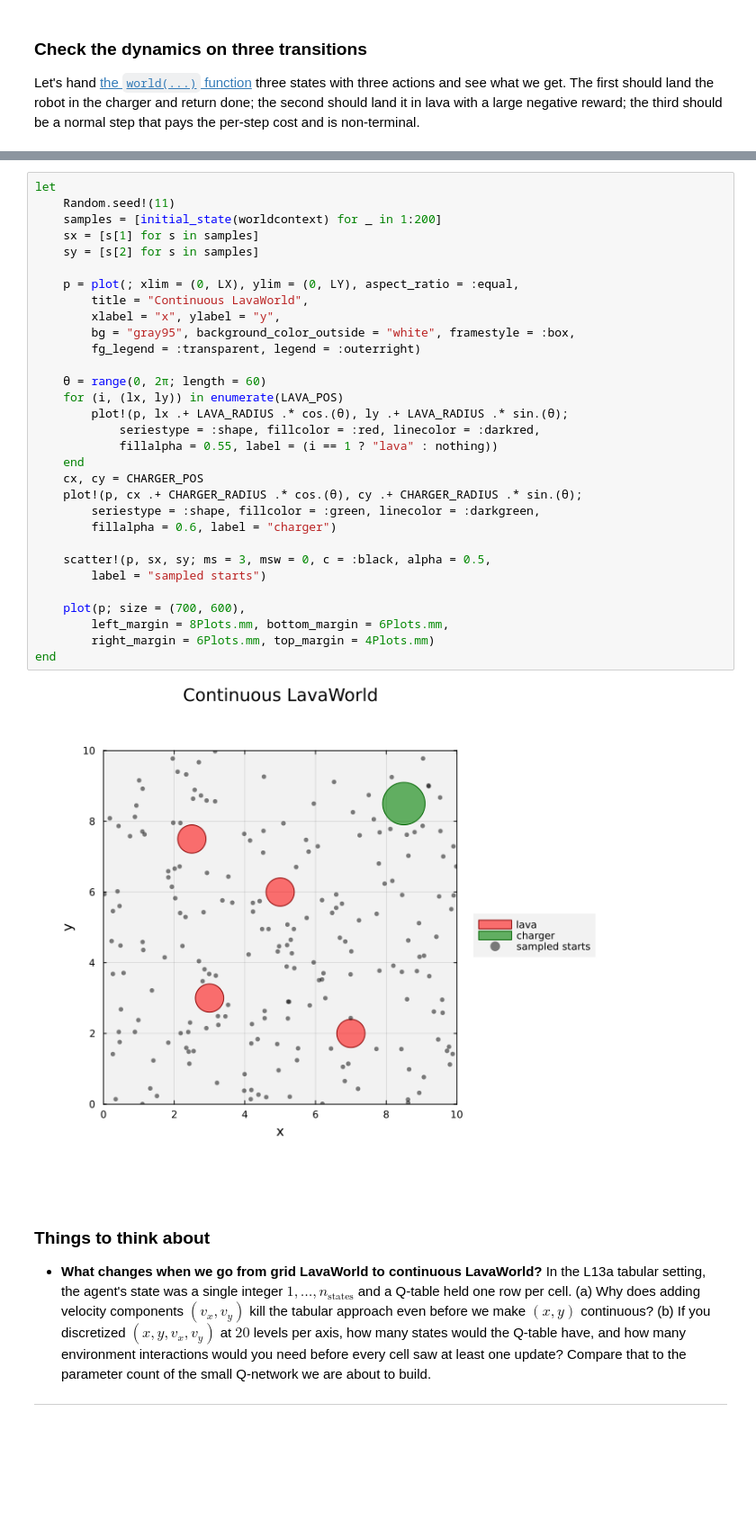
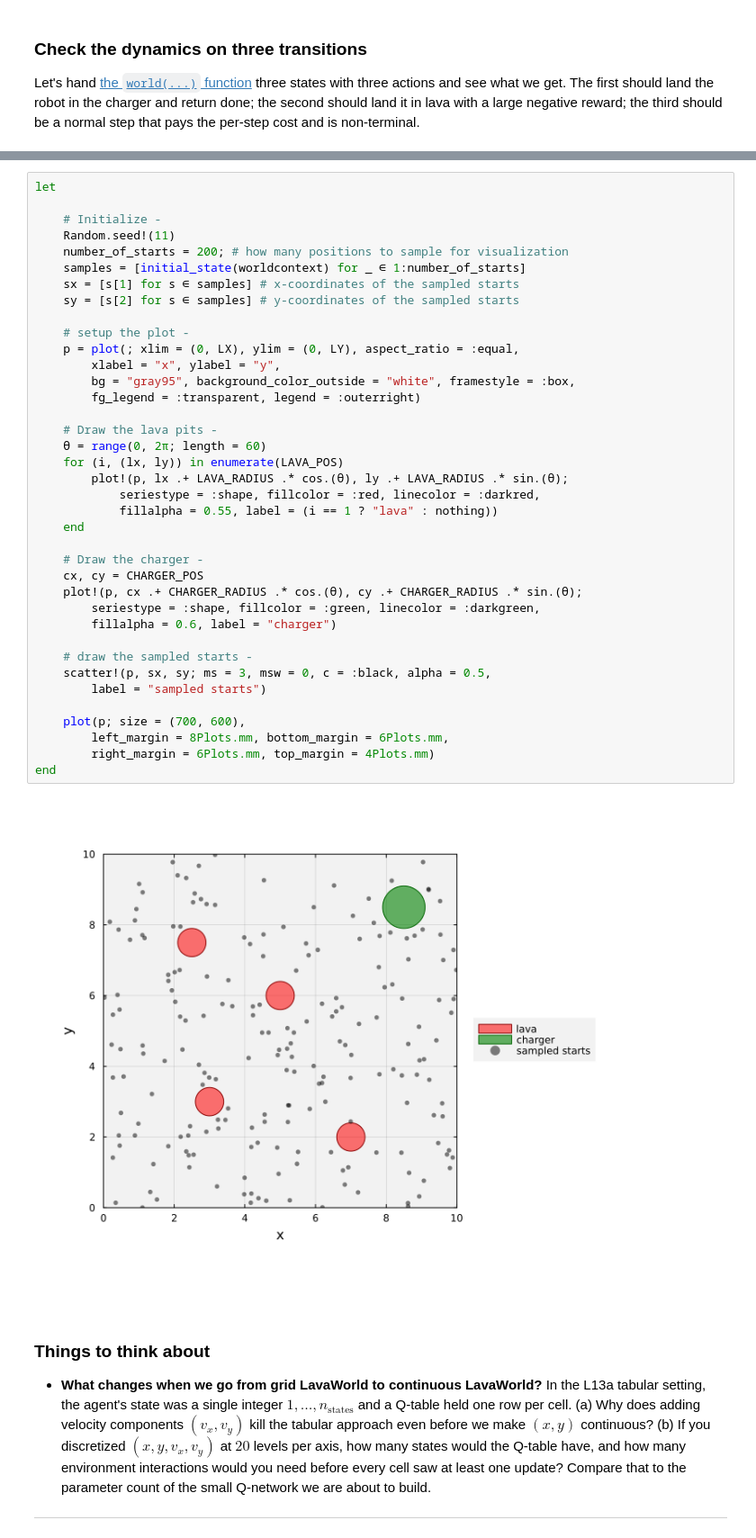
Before and after one commit to varnerlab/CHEME-5820-Labs-Spring-2026, a Jupyter notebook: labs/week-16/L16b/CHEME-5820-L16b-Lab-Solution-Spring-2026.ipynb, the cells around one changed output, grey strips where cells are left out. Shown at 90% size. Drawn from its saved outputs; the diff is of its cells as text; blank space fills up the shorter version.

```diff
--- a/labs/week-16/L16b/CHEME-5820-L16b-Lab-Solution-Spring-2026.ipynb
+++ b/labs/week-16/L16b/CHEME-5820-L16b-Lab-Solution-Spring-2026.ipynb
@@ -162,36 +165,43 @@ We draw the board the agent will be working on: the rectangular play area, the l
 # %%
 let
+
+    # Initialize -
     Random.seed!(11)
-    samples = [initial_state(worldcontext) for _ in 1:200]
-    sx = [s[1] for s in samples]
-    sy = [s[2] for s in samples]
+    number_of_starts = 200; # how many positions to sample for visualization
+    samples = [initial_state(worldcontext) for _ ∈ 1:number_of_starts]
+    sx = [s[1] for s ∈ samples] # x-coordinates of the sampled starts
+    sy = [s[2] for s ∈ samples] # y-coordinates of the sampled starts
 
+    # setup the plot -
     p = plot(; xlim = (0, LX), ylim = (0, LY), aspect_ratio = :equal,
-        title = "Continuous LavaWorld",
         xlabel = "x", ylabel = "y",
         bg = "gray95", background_color_outside = "white", framestyle = :box,
         fg_legend = :transparent, legend = :outerright)
 
+    # Draw the lava pits -
     θ = range(0, 2π; length = 60)
     for (i, (lx, ly)) in enumerate(LAVA_POS)
         plot!(p, lx .+ LAVA_RADIUS .* cos.(θ), ly .+ LAVA_RADIUS .* sin.(θ);
             seriestype = :shape, fillcolor = :red, linecolor = :darkred,
             fillalpha = 0.55, label = (i == 1 ? "lava" : nothing))
     end
+
+    # Draw the charger -
     cx, cy = CHARGER_POS
     plot!(p, cx .+ CHARGER_RADIUS .* cos.(θ), cy .+ CHARGER_RADIUS .* sin.(θ);
         seriestype = :shape, fillcolor = :green, linecolor = :darkgreen,
         fillalpha = 0.6, label = "charger")
 
+    # draw the sampled starts -
     scatter!(p, sx, sy; ms = 3, msw = 0, c = :black, alpha = 0.5,
         label = "sampled starts")
 
     plot(p; size = (700, 600),
         left_margin = 8Plots.mm, bottom_margin = 6Plots.mm,
         right_margin = 6Plots.mm, top_margin = 4Plots.mm)
 end
 # %% [output]
-[figure, old version]
+[figure, new version]
 # %% [markdown]
 ### Things to think about
 * __What changes when we go from grid LavaWorld to continuous LavaWorld?__ In the L13a tabular setting, the agent's state was a single integer $1,\ldots,n_{\text{states}}$ and a Q-table held one row per cell. (a) Why does adding velocity components $(v_{x}, v_{y})$ kill the tabular approach even before we make $(x, y)$ continuous? (b) If you discretized $(x, y, v_{x}, v_{y})$ at $20$ levels per axis, how many states would the Q-table have, and how many environment interactions would you need before every cell saw at least one update? Compare that to the parameter count of the small Q-network we are about to build.
```
Also changed, not shown: parts of 2 cells of this notebook.
